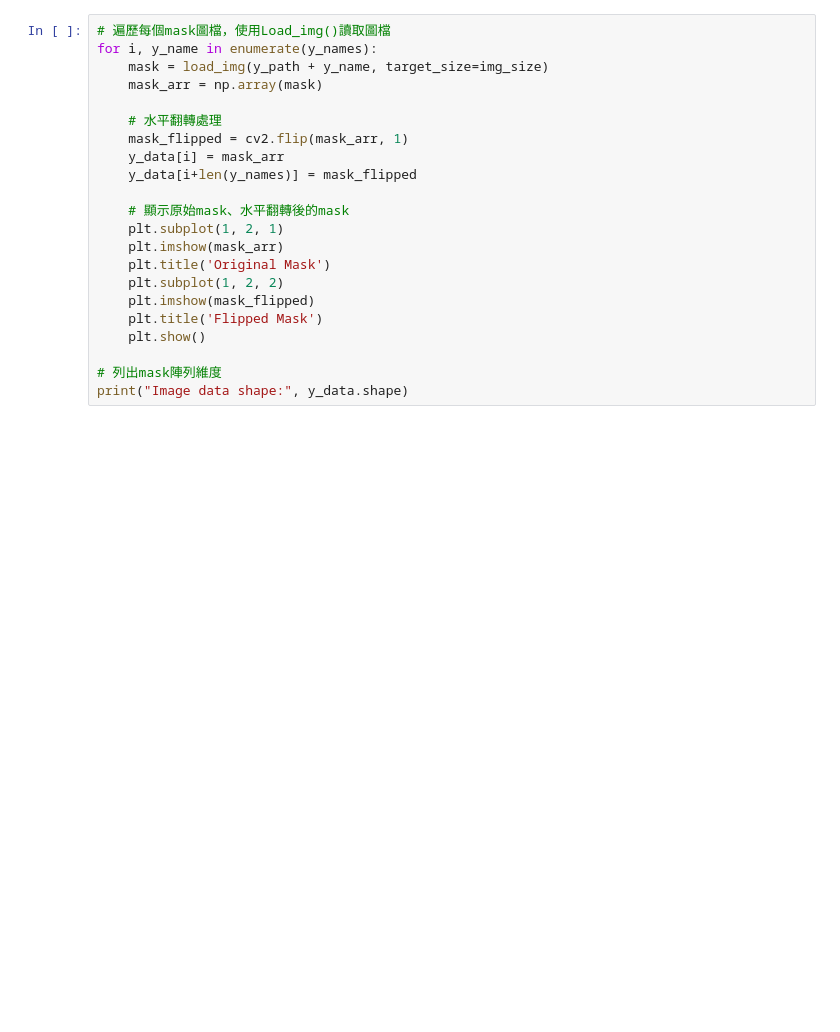
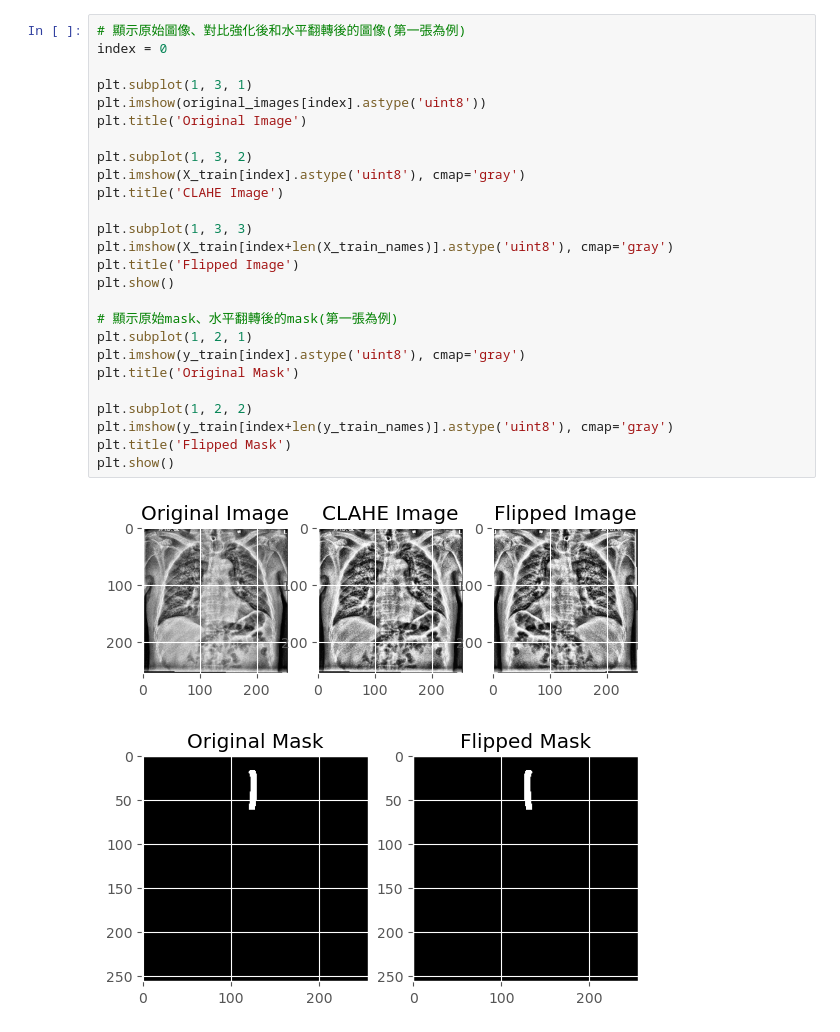
Before and after one commit to jing-ying-chen/hw2_M11123052, a Jupyter notebook: Project_2.ipynb, the cells around one changed output. Saved outputs shown, nothing was run; the diff lists cells and outputs as text; blank space fills up the shorter version.

```diff
--- a/Project_2.ipynb
+++ b/Project_2.ipynb
@@ -57,22 +74,29 @@ print("Image data shape:", X_data.shape)
-# %%
-# 遍歷每個mask圖檔，使用Load_img()讀取圖檔
-for i, y_name in enumerate(y_names):
-    mask = load_img(y_path + y_name, target_size=img_size)
-    mask_arr = np.array(mask)
-
-    # 水平翻轉處理
-    mask_flipped = cv2.flip(mask_arr, 1)
-    y_data[i] = mask_arr
-    y_data[i+len(y_names)] = mask_flipped
-
-    # 顯示原始mask、水平翻轉後的mask
-    plt.subplot(1, 2, 1)
-    plt.imshow(mask_arr)
-    plt.title('Original Mask')
-    plt.subplot(1, 2, 2)
-    plt.imshow(mask_flipped)
-    plt.title('Flipped Mask')
-    plt.show()
-
-# 列出mask陣列維度
-print("Image data shape:", y_data.shape)
+# %%
+# 顯示原始圖像、對比強化後和水平翻轉後的圖像(第一張為例)
+index = 0
+
+plt.subplot(1, 3, 1)
+plt.imshow(original_images[index].astype('uint8'))
+plt.title('Original Image')
+
+plt.subplot(1, 3, 2)
+plt.imshow(X_train[index].astype('uint8'), cmap='gray')
+plt.title('CLAHE Image')
+
+plt.subplot(1, 3, 3)
+plt.imshow(X_train[index+len(X_train_names)].astype('uint8'), cmap='gray')
+plt.title('Flipped Image')
+plt.show()
+
+# 顯示原始mask、水平翻轉後的mask(第一張為例)
+plt.subplot(1, 2, 1)
+plt.imshow(y_train[index].astype('uint8'), cmap='gray')
+plt.title('Original Mask')
+
+plt.subplot(1, 2, 2)
+plt.imshow(y_train[index+len(y_train_names)].astype('uint8'), cmap='gray')
+plt.title('Flipped Mask')
+plt.show()
+# %% [output]
+[figure, added]
+[figure, added]
```
Also changed, not shown: parts of 19 cells of this notebook.
